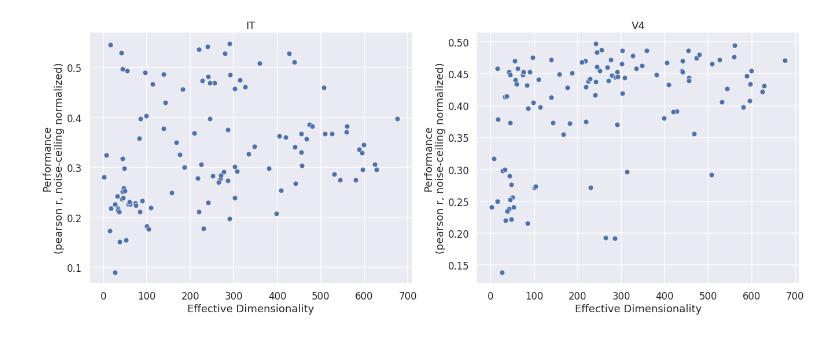
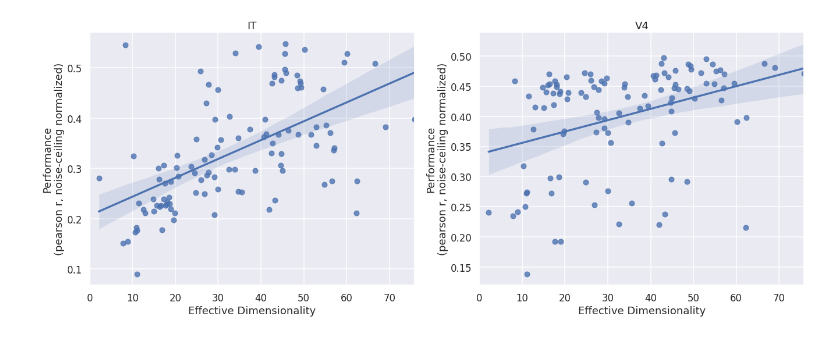
Before and after one commit to EricElmoznino/encoder_dimensionality, a Jupyter notebook: visualization.ipynb, the cells around one changed output. Drawn from its saved outputs; the diff is of its cells as text; code cells hidden in the pictures.

```diff
--- a/visualization.ipynb
+++ b/visualization.ipynb
@@ -1,11 +1,12 @@
 # %%
 import pandas as pd
+from scipy import stats
 from matplotlib import pyplot as plt
 import seaborn as sns
 
 %matplotlib inline
 sns.set(style='darkgrid', context='talk')
 
-results = pd.read_csv('results.csv')
+results = pd.read_csv('results_pls.csv')
 results.head(1)
 # %% [output]
@@ -14,15 +15,17 @@ results.head(1)
 # %%
 fig, axs = plt.subplots(1, 2, figsize=(22, 8))
 
-sns.scatterplot(x='effective_dimensionality', y='score',
-                data=results[results.region == 'IT'], ax=axs[0])
-sns.scatterplot(x='effective_dimensionality', y='score',
-                data=results[results.region == 'V4'], ax=axs[1])
+sns.regplot(x='effective_dimensionality_dataset', y='score',
+            data=results[results.region == 'IT'], ax=axs[0])
+sns.regplot(x='effective_dimensionality_dataset', y='score',
+            data=results[results.region == 'V4'], ax=axs[1])
 
-axs[0].set(xlabel='Effective Dimensionality', ylabel='Performance\n(pearson r, noise-ceiling normalized)', title='IT')
-axs[1].set(xlabel='Effective Dimensionality', ylabel='Performance\n(pearson r, noise-ceiling normalized)', title='V4')
+axs[0].set(xlabel='Effective Dimensionality', ylabel='Performance\n(pearson r, noise-ceiling normalized)', title='IT',
+          xlim=(0, None))
+axs[1].set(xlabel='Effective Dimensionality', ylabel='Performance\n(pearson r, noise-ceiling normalized)', title='V4',
+          xlim=(0, None))
 
 plt.show()
 fig.savefig('results.jpg')
 # %% [output]
-[figure, old version]
+[figure, new version]
```
Also changed, not shown: parts of 2 cells of this notebook, 2 other files.
